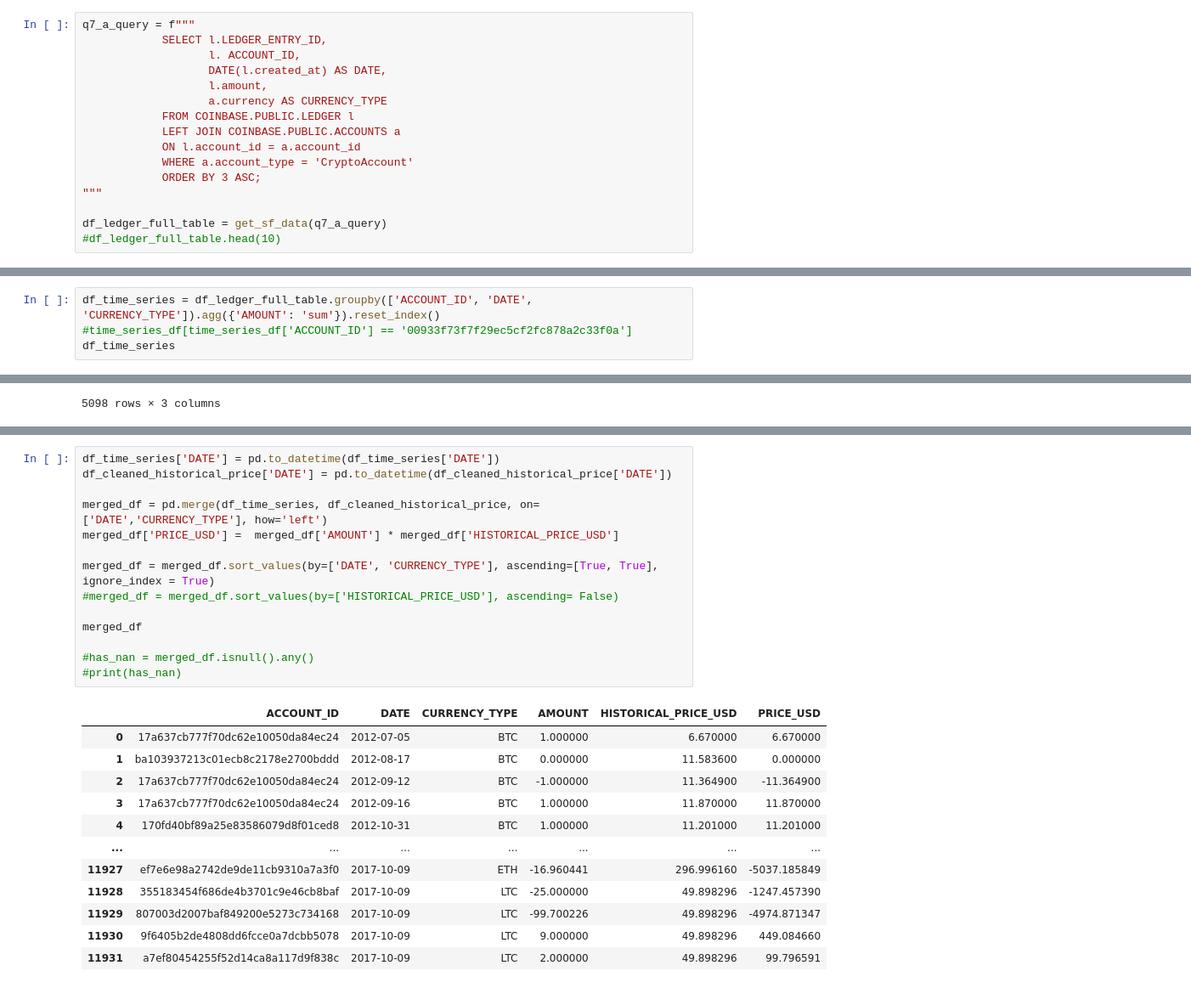
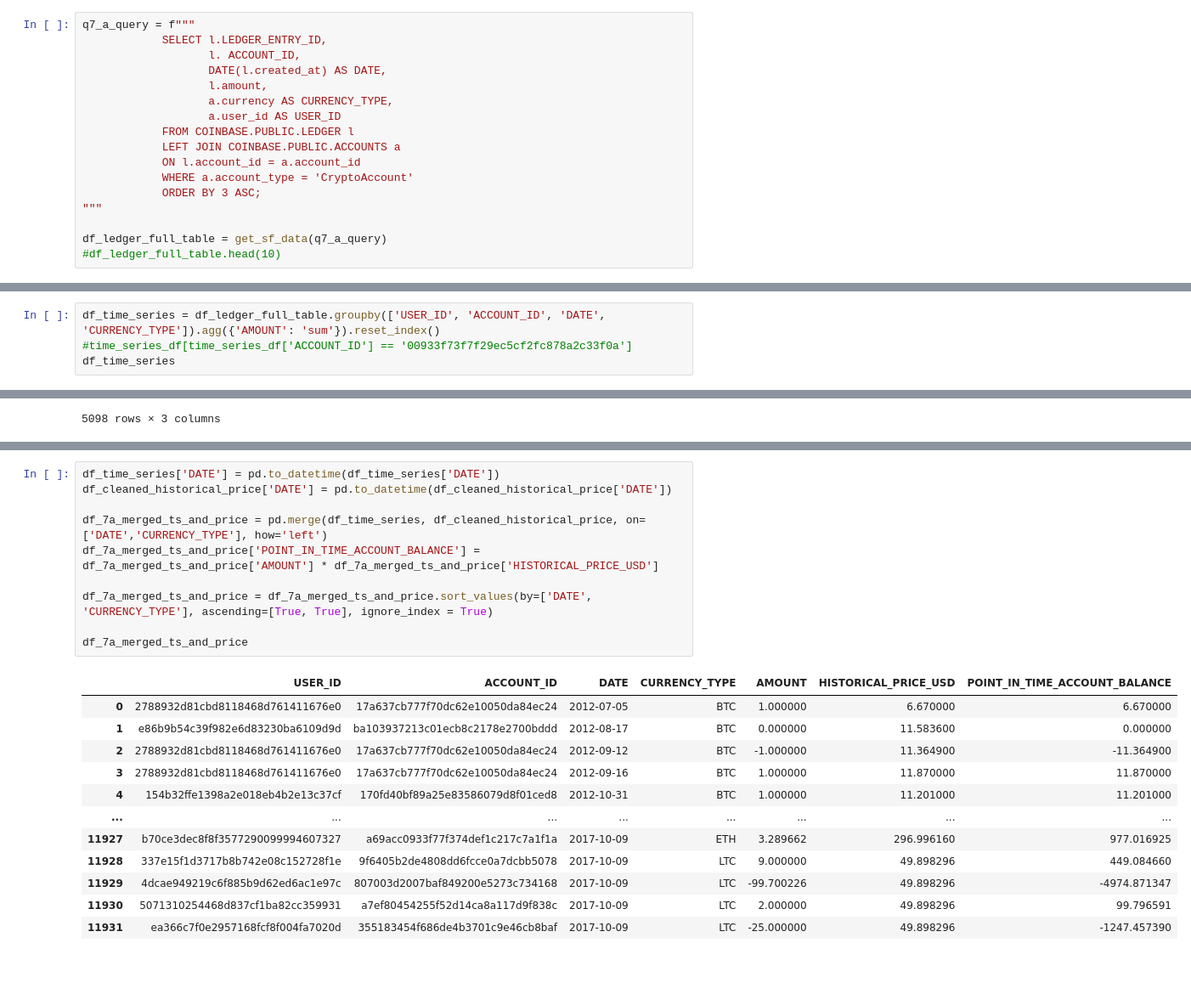
Before and after one commit to ycyuchengliu/coinbase_note, a Jupyter notebook: 00_coinbase_core_hw_notebook.ipynb, the cells around one changed output, grey strips where cells are left out. Shown at 85% size. Cells and saved outputs as stored; diff of their text form.

```diff
--- a/00_coinbase_core_hw_notebook.ipynb
+++ b/00_coinbase_core_hw_notebook.ipynb
@@ -607,7 +606,8 @@ q7_a_query = f"""
                    l. ACCOUNT_ID,
                    DATE(l.created_at) AS DATE,
                    l.amount,
-                   a.currency AS CURRENCY_TYPE
+                   a.currency AS CURRENCY_TYPE,
+                   a.user_id AS USER_ID
             FROM COINBASE.PUBLIC.LEDGER l
             LEFT JOIN COINBASE.PUBLIC.ACCOUNTS a
             ON l.account_id = a.account_id
@@ -622,5 +622,5 @@ In the original dataset `Ledger`, the `created_at` column includes both date and
 # %%
-df_time_series = df_ledger_full_table.groupby(['ACCOUNT_ID', 'DATE', 'CURRENCY_TYPE']).agg({'AMOUNT': 'sum'}).reset_index()
+df_time_series = df_ledger_full_table.groupby(['USER_ID', 'ACCOUNT_ID', 'DATE', 'CURRENCY_TYPE']).agg({'AMOUNT': 'sum'}).reset_index()
 #time_series_df[time_series_df['ACCOUNT_ID'] == '00933f73f7f29ec5cf2fc878a2c33f0a']
 df_time_series
 # %% [output]
@@ -693,27 +695,23 @@ df_cleaned_historical_price
 # %%
 df_time_series['DATE'] = pd.to_datetime(df_time_series['DATE'])
 df_cleaned_historical_price['DATE'] = pd.to_datetime(df_cleaned_historical_price['DATE'])
 
-merged_df = pd.merge(df_time_series, df_cleaned_historical_price, on=['DATE','CURRENCY_TYPE'], how='left')
-merged_df['PRICE_USD'] =  merged_df['AMOUNT'] * merged_df['HISTORICAL_PRICE_USD']
+df_7a_merged_ts_and_price = pd.merge(df_time_series, df_cleaned_historical_price, on=['DATE','CURRENCY_TYPE'], how='left')
+df_7a_merged_ts_and_price['POINT_IN_TIME_ACCOUNT_BALANCE'] =  df_7a_merged_ts_and_price['AMOUNT'] * df_7a_merged_ts_and_price['HISTORICAL_PRICE_USD']
 
-merged_df = merged_df.sort_values(by=['DATE', 'CURRENCY_TYPE'], ascending=[True, True], ignore_index = True)
-#merged_df = merged_df.sort_values(by=['HISTORICAL_PRICE_USD'], ascending= False)
+df_7a_merged_ts_and_price = df_7a_merged_ts_and_price.sort_values(by=['DATE', 'CURRENCY_TYPE'], ascending=[True, True], ignore_index = True)
 
-merged_df
-
-#has_nan = merged_df.isnull().any()
-#print(has_nan)
+df_7a_merged_ts_and_price
 # %% [output]
-|  | ACCOUNT_ID | DATE | CURRENCY_TYPE | AMOUNT | HISTORICAL_PRICE_USD | PRICE_USD |
-| 0 | 17a637cb777f70dc62e10050da84ec24 | 2012-07-05 | BTC | 1.000000 | 6.670000 | 6.670000 |
-| 1 | ba103937213c01ecb8c2178e2700bddd | 2012-08-17 | BTC | 0.000000 | 11.583600 | 0.000000 |
-| 2 | 17a637cb777f70dc62e10050da84ec24 | 2012-09-12 | BTC | -1.000000 | 11.364900 | -11.364900 |
-| 3 | 17a637cb777f70dc62e10050da84ec24 | 2012-09-16 | BTC | 1.000000 | 11.870000 | 11.870000 |
-| 4 | 170fd40bf89a25e83586079d8f01ced8 | 2012-10-31 | BTC | 1.000000 | 11.201000 | 11.201000 |
-| ... | ... | ... | ... | ... | ... | ... |
-| 11927 | ef7e6e98a2742de9de11cb9310a7a3f0 | 2017-10-09 | ETH | -16.960441 | 296.996160 | -5037.185849 |
-| 11928 | 355183454f686de4b3701c9e46cb8baf | 2017-10-09 | LTC | -25.000000 | 49.898296 | -1247.457390 |
-| 11929 | 807003d2007baf849200e5273c734168 | 2017-10-09 | LTC | -99.700226 | 49.898296 | -4974.871347 |
-| 11930 | 9f6405b2de4808dd6fcce0a7dcbb5078 | 2017-10-09 | LTC | 9.000000 | 49.898296 | 449.084660 |
-| 11931 | a7ef80454255f52d14ca8a117d9f838c | 2017-10-09 | LTC | 2.000000 | 49.898296 | 99.796591 |
+|  | USER_ID | ACCOUNT_ID | DATE | CURRENCY_TYPE | AMOUNT | HISTORICAL_PRICE_USD | POINT_IN_TIME_ACCOUNT_BALANCE |
+| 0 | 2788932d81cbd8118468d761411676e0 | 17a637cb777f70dc62e10050da84ec24 | 2012-07-05 | BTC | 1.000000 | 6.670000 | 6.670000 |
+| 1 | e86b9b54c39f982e6d83230ba6109d9d | ba103937213c01ecb8c2178e2700bddd | 2012-08-17 | BTC | 0.000000 | 11.583600 | 0.000000 |
+| 2 | 2788932d81cbd8118468d761411676e0 | 17a637cb777f70dc62e10050da84ec24 | 2012-09-12 | BTC | -1.000000 | 11.364900 | -11.364900 |
+| 3 | 2788932d81cbd8118468d761411676e0 | 17a637cb777f70dc62e10050da84ec24 | 2012-09-16 | BTC | 1.000000 | 11.870000 | 11.870000 |
+| 4 | 154b32ffe1398a2e018eb4b2e13c37cf | 170fd40bf89a25e83586079d8f01ced8 | 2012-10-31 | BTC | 1.000000 | 11.201000 | 11.201000 |
+| ... | ... | ... | ... | ... | ... | ... | ... |
+| 11927 | b70ce3dec8f8f3577290099994607327 | a69acc0933f77f374def1c217c7a1f1a | 2017-10-09 | ETH | 3.289662 | 296.996160 | 977.016925 |
+| 11928 | 337e15f1d3717b8b742e08c152728f1e | 9f6405b2de4808dd6fcce0a7dcbb5078 | 2017-10-09 | LTC | 9.000000 | 49.898296 | 449.084660 |
+| 11929 | 4dcae949219c6f885b9d62ed6ac1e97c | 807003d2007baf849200e5273c734168 | 2017-10-09 | LTC | -99.700226 | 49.898296 | -4974.871347 |
+| 11930 | 5071310254468d837cf1ba82cc359931 | a7ef80454255f52d14ca8a117d9f838c | 2017-10-09 | LTC | 2.000000 | 49.898296 | 99.796591 |
+| 11931 | ea366c7f0e2957168fcf8f004fa7020d | 355183454f686de4b3701c9e46cb8baf | 2017-10-09 | LTC | -25.000000 | 49.898296 | -1247.457390 |
```
Also changed, not shown: parts of 20 cells of this notebook, 13 other files.
